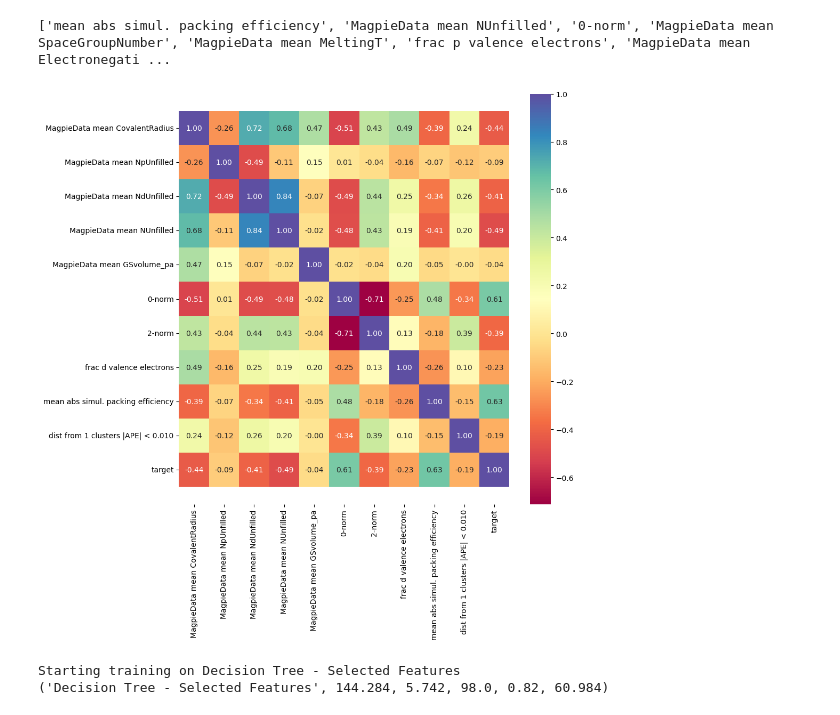
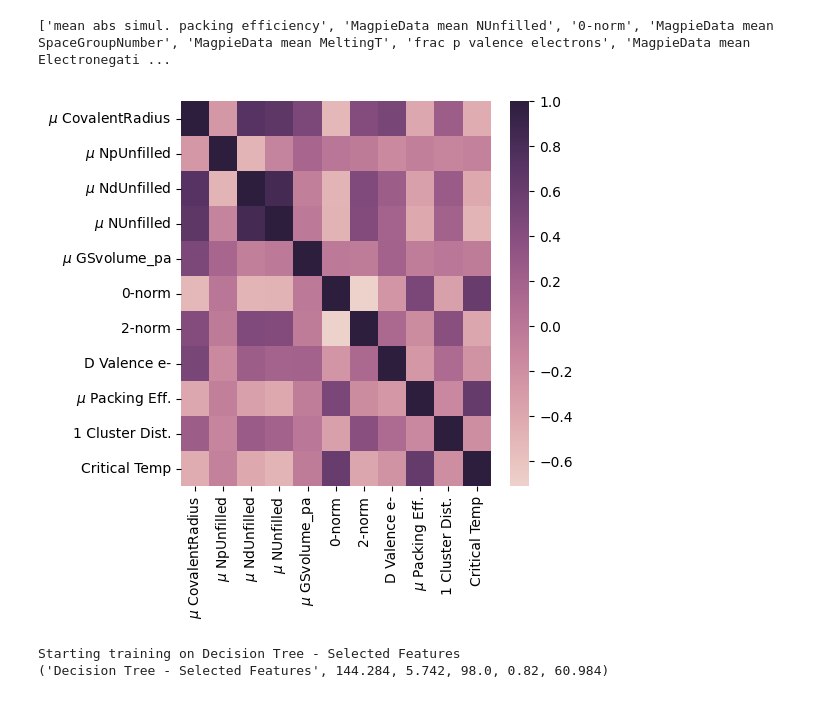
Before and after one commit to sylphrena0/classe, a Jupyter notebook: code/feature_selection.ipynb, the cells around one changed output. Cells and saved outputs as stored; diff of their text form; code cells hidden in the pictures.

```diff
--- a/code/feature_selection.ipynb
+++ b/code/feature_selection.ipynb
@@ -193,28 +193,42 @@ Extra Trees Top Features:
 | 9 | MagpieData mean CovalentRadius | 0.020331 |
 ['mean abs simul. packing efficiency', 'MagpieData mean NUnfilled', '0-norm', 'MagpieData mean SpaceGroupNumber', 'MagpieData mean MeltingT', 'frac p valence electrons', 'MagpieData mean Electronegati ...
 # %%
+rename = {'MagpieData mean CovalentRadius':'$\mu$ CovalentRadius',
+ 'MagpieData mean NpUnfilled':'$\mu$ NpUnfilled',
+ 'MagpieData mean NdUnfilled':'$\mu$ NdUnfilled',
+ 'MagpieData mean NUnfilled':'$\mu$ NUnfilled',
+ 'MagpieData mean GSvolume_pa':'$\mu$ GSvolume_pa',
+ '0-norm':'0-norm',
+ '2-norm':'2-norm',
+ 'frac d valence electrons':'D Valence e-',
+ 'mean abs simul. packing efficiency':'$\mu$ Packing Eff.',
+ 'dist from 1 clusters |APE| < 0.010':'1 Cluster Dist.',
+ 'target':'Critical Temp'}
+
 def analysis(): #makes a heatmap that shows correlations between features and targets, saves to '../data/feature_heatmap.png'
-    global corr_matrix
+    global corr_matrix, graph_data
     sfn.import_data(replace_inf=True) #import data with function above
 
     graph_data = pd.DataFrame(sfn.data) #make a new dataframe for the correlation matrix
     graph_data.drop(dtni.Feature.to_list(), axis=1, inplace=True) #drop unimportant features
     graph_data['target'] = sfn.target.values #add target back in
+    graph_data.rename(columns = rename, inplace = True) #rename columns
 
     corr_matrix = graph_data.corr() #gets 2D correlation matrix
-    fig, ax = plt.subplots(figsize=(10, 10)) #define figure and sizing features
-    ax = sns.heatmap(corr_matrix, annot=True, fmt=".2f", cmap=sns.color_palette("Spectral", as_cmap=True))
+    fig, ax = plt.subplots(figsize=(5, 5)) #define figure and sizing features
+    ax = sns.heatmap(corr_matrix, annot=False, fmt=".2f", cmap=sns.cubehelix_palette(as_cmap=True))
     bottom, top = ax.get_ylim()
-    ax.set_ylim(bottom + 0.5, top - 0.5)
-    ax.tick_params(which='both') #set various colors
+    # ax.tick_params(axis='y', rotation=25)
+    # ax.tick_params(which='both') #set various colors
+    # plt.tick_params(left=False, bottom=False)
 
     #save heatmap
     figure = ax.get_figure()
-    figure.savefig('../data/feature_heatmap_eti.png', dpi=480) #saves to '../data/feature_heatmap.png' at 480 dpi
+    figure.savefig('../data/feature_heatmap_eti.png') #saves to '../data/feature_heatmap.png' at 480 dpi
 
 analysis() #calls function
 # %% [output]
-[figure, old version]
+[figure, new version]
 # %%
 sfn.import_data(replace_inf=True, drop=dtni.Feature.to_list())
 sfn.evaluate_one("Decision Tree - Selected Features", DecisionTreeRegressor, {}, uncertainty=True, method="plus", image=True)
```
Also changed, not shown: parts of 3 cells of this notebook, 1 other file.
